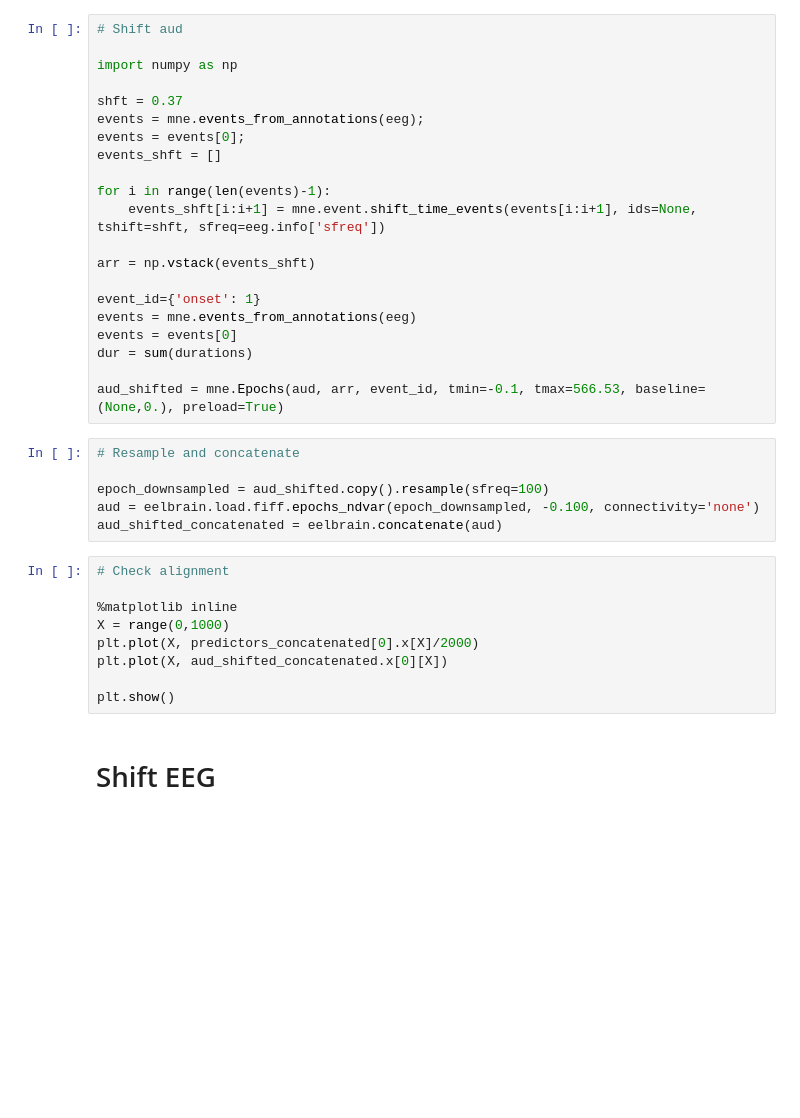
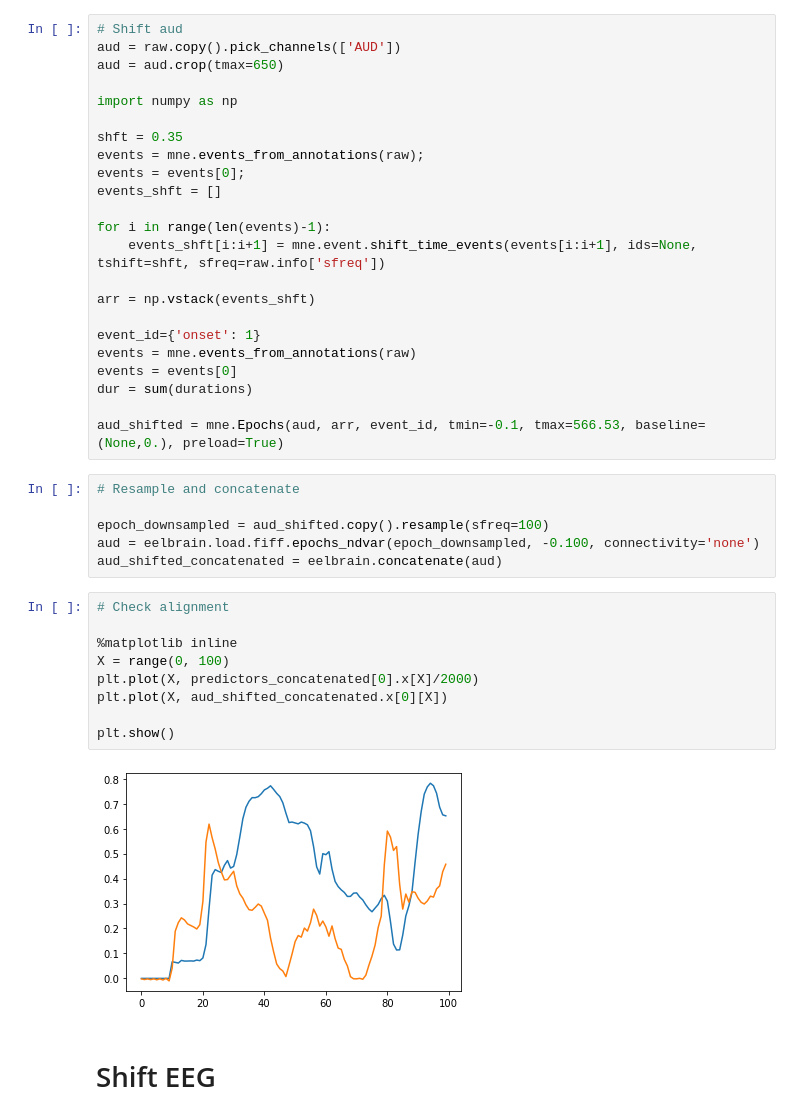
Before and after one commit to jeonghwa-cho/trf, a Jupyter notebook: estimate_trfs_LittlePrince.ipynb, the cells around one changed output. Cells and saved outputs as stored; diff of their text form; blank space fills up the shorter version.

```diff
--- a/estimate_trfs_LittlePrince.ipynb
+++ b/estimate_trfs_LittlePrince.ipynb
@@ -265,20 +274,22 @@ plt.show()
 # %%
 # Shift aud
+aud = raw.copy().pick_channels(['AUD'])
+aud = aud.crop(tmax=650)
 
 import numpy as np
 
-shft = 0.37
-events = mne.events_from_annotations(eeg);
+shft = 0.35
+events = mne.events_from_annotations(raw);
 events = events[0];
 events_shft = []
 
 for i in range(len(events)-1):
-    events_shft[i:i+1] = mne.event.shift_time_events(events[i:i+1], ids=None, tshift=shft, sfreq=eeg.info['sfreq'])
+    events_shft[i:i+1] = mne.event.shift_time_events(events[i:i+1], ids=None, tshift=shft, sfreq=raw.info['sfreq'])
 
 arr = np.vstack(events_shft)
 
 event_id={'onset': 1}
-events = mne.events_from_annotations(eeg)
+events = mne.events_from_annotations(raw)
 events = events[0]
 dur = sum(durations)
 
@@ -292,12 +303,14 @@ aud_shifted_concatenated = eelbrain.concatenate(aud)
 # %%
 # Check alignment
 
 %matplotlib inline
-X = range(0,1000)
+X = range(0, 100)
 plt.plot(X, predictors_concatenated[0].x[X]/2000)
 plt.plot(X, aud_shifted_concatenated.x[0][X])
 
 plt.show()
+# %% [output]
+[figure, added]
 # %% [markdown]
 # Shift EEG
 # %%
```
Also changed, not shown: parts of 4 cells of this notebook.
